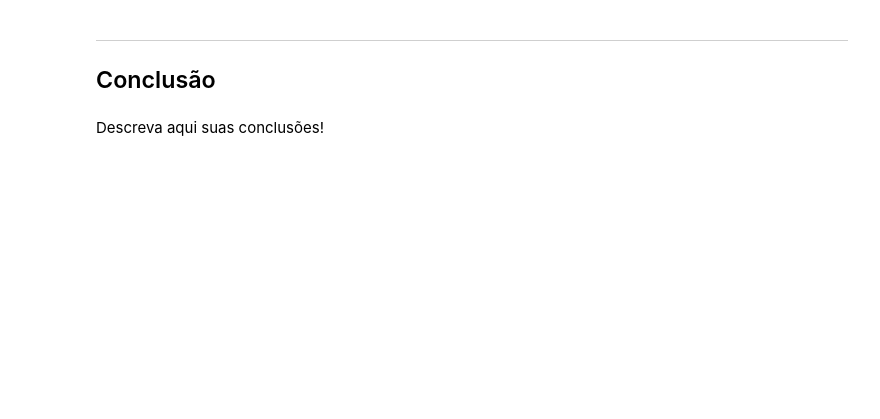
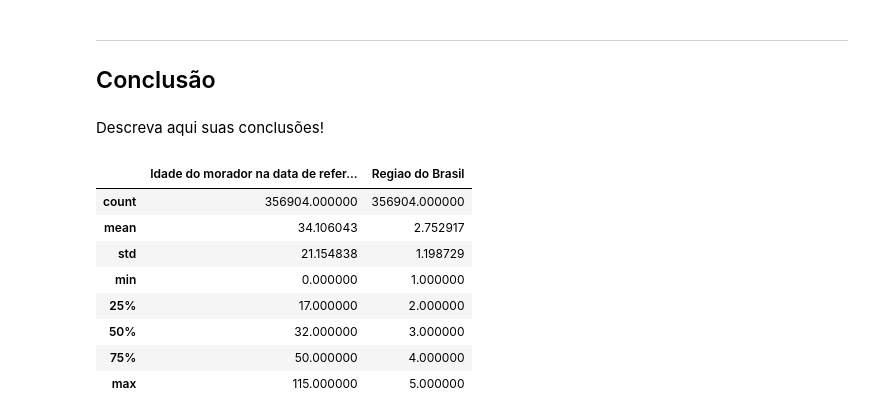
Before and after one commit to carlakim/DPCD, a Jupyter notebook: Projeto1 Layout (1).ipynb, the cells around one changed output. Drawn from its saved outputs; the diff is of its cells as text; code cells hidden in the pictures; blank space fills up the shorter version.

```diff
--- a/Projeto1 Layout (1).ipynb
+++ b/Projeto1 Layout (1).ipynb
@@ -175,3 +175,16 @@ ct
 | Jovens | 36289 | 34408 |
 | Adultos | 90440 | 98242 |
 | Idosos | 21690 | 27530 |
+# %%
+def regiao(df):
+    es=df['UF']
+    if es <= 17: return 1
+    elif es <= 29: return 2
+    elif es <= 35: return 3
+    elif es <= 43: return 4
+    elif es >= 50: return 5
+    return 6
+reg=dados.apply(regiao,axis=1)
+df['Regiaobr'] = reg
+df.Regiaobr=df.Regiaobr.astype('category')
+df.Regiaobr.cat.categories=(['Norte','Nordeste','Sudeste','Sul','Centro-Oeste'])
@@ -180,3 +202,15 @@ ___
 ## Conclusão
 # %% [markdown]
 Descreva aqui suas conclusões!
+# %%
+df.describe()
+# %% [output]
+|  | Idade do morador na data de refer... | Regiao do Brasil |
+| count | 356904.000000 | 356904.000000 |
+| mean | 34.106043 | 2.752917 |
+| std | 21.154838 | 1.198729 |
+| min | 0.000000 | 1.000000 |
+| 25% | 17.000000 | 2.000000 |
+| 50% | 32.000000 | 3.000000 |
+| 75% | 50.000000 | 4.000000 |
+| max | 115.000000 | 5.000000 |
```
Also changed, not shown: parts of 1 cell of this notebook.
